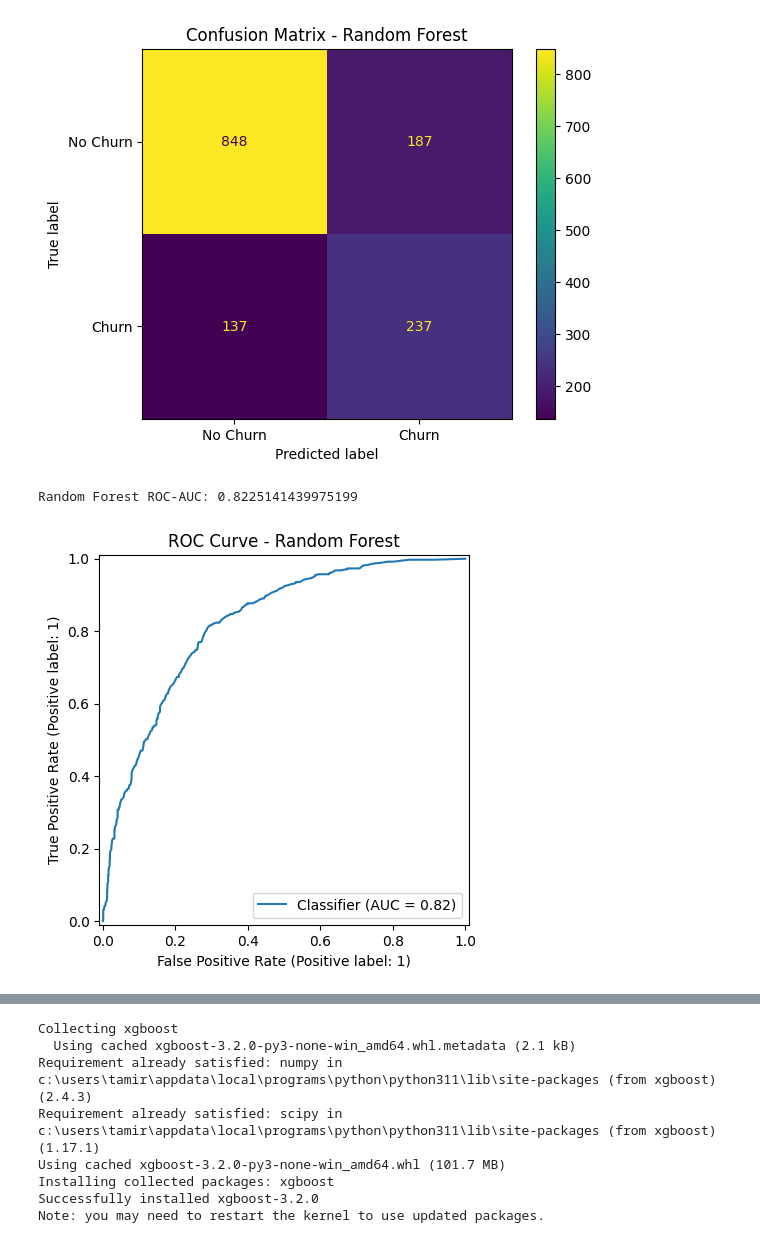
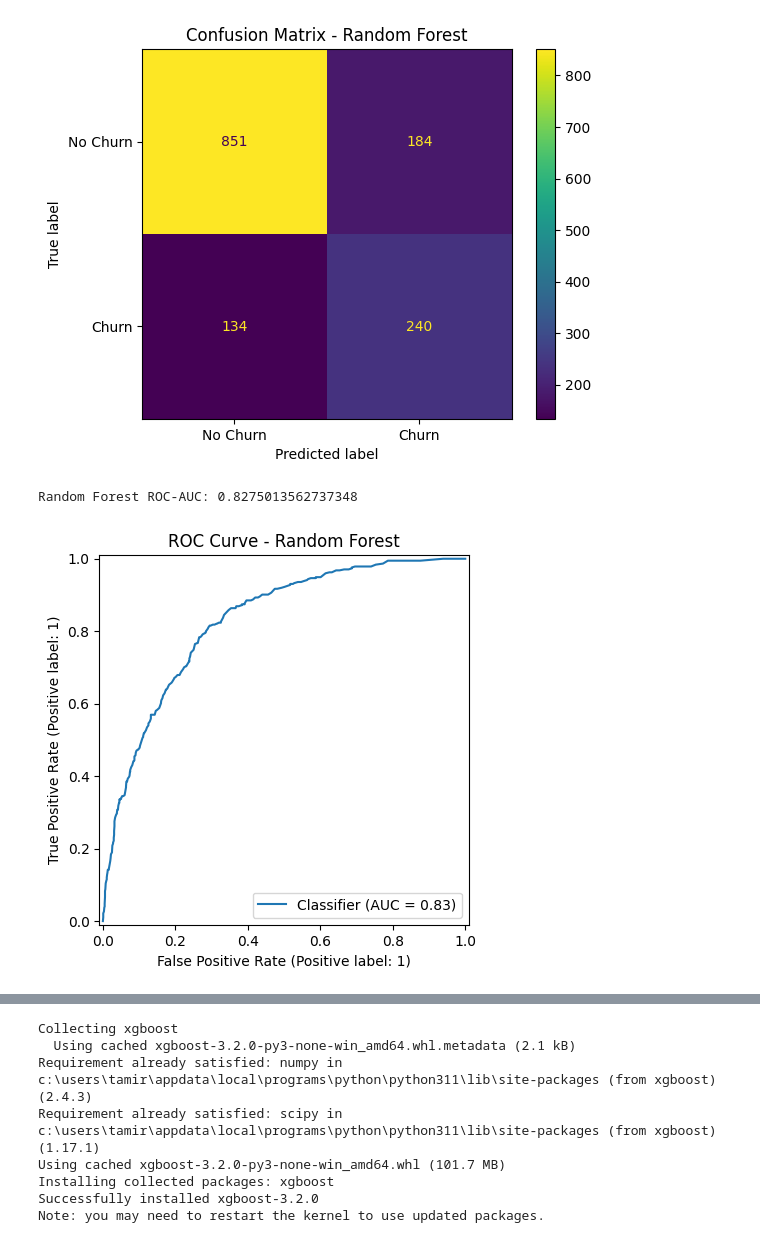
Before and after one commit to Tamirahsharieff/Zaalima-Data-Analytics-Team, a Jupyter notebook: notebooks/customer_churn_analysis.ipynb, the cells around one changed output, grey strips where cells are left out. Saved outputs shown, nothing was run; the diff lists cells and outputs as text; code cells hidden in the pictures.

```diff
--- a/notebooks/customer_churn_analysis.ipynb
+++ b/notebooks/customer_churn_analysis.ipynb
@@ -2067,10 +2083,9 @@ from sklearn.metrics import accuracy_score, classification_report, confusion_mat
 logreg = LogisticRegression(max_iter=1000, random_state=42)
 
 # Train ONLY on training data
-logreg.fit(X_train_encoded, y_train)
-
+logreg.fit(X_train_processed, y_train)
 # Predict on test data
-y_pred_logreg = logreg.predict(X_test_encoded)
+y_pred_logreg = logreg.predict(X_test_processed)
 
 # Evaluate
 print("Logistic Regression Accuracy:", accuracy_score(y_test, y_pred_logreg))
@@ -2130,0 +2130,22 @@ ROC-AUC: 0.8421349040274871
+# %%
+from sklearn.linear_model import LogisticRegression
+from sklearn.metrics import roc_auc_score, RocCurveDisplay
+import matplotlib.pyplot as plt
+
+# Train Logistic Regression
+lr_model = LogisticRegression(max_iter=1000)
+
+lr_model.fit(X_train, y_train)
+
+# Logistic Regression probabilities
+lr_prob = lr_model.predict_proba(X_test)[:, 1]
+
+# ROC-AUC
+lr_auc = roc_auc_score(y_test, lr_prob)
+
+print("Logistic Regression ROC-AUC:", lr_auc)
+
+# ROC Curve
+RocCurveDisplay.from_predictions(y_test, lr_prob)
+plt.title("ROC Curve - Logistic Regression")
+plt.show()
@@ -2144,13 +2192,15 @@ rf_model = RandomForestClassifier(
     class_weight="balanced"
 )
 
-rf_model.fit(X_train_encoded, y_train)
+rf_model.fit(X_train, y_train)
 
-rf_pred = rf_model.predict(X_test_encoded)
-rf_prob = rf_model.predict_proba(X_test_encoded)[:, 1]
+rf_pred = rf_model.predict(X_test)
+rf_prob = rf_model.predict_proba(X_test)[:, 1]
 
 print("Random Forest Accuracy:", accuracy_score(y_test, rf_pred))
-print("\nRandom Forest Classification Report:")
+
+print("\nRandom Forest Classification Report")
 print(classification_report(y_test, rf_pred))
+
 print("Random Forest ROC-AUC:", roc_auc_score(y_test, rf_prob))
 # %% [output]
@@ -2186,16 +2236,16 @@ plt.show()
 # %%
 from sklearn.metrics import roc_auc_score, RocCurveDisplay
 import matplotlib.pyplot as plt
 
-rf_prob = rf_model.predict_proba(X_test_encoded)[:, 1]
+rf_prob = rf_model.predict_proba(X_test)[:, 1]
 
 rf_auc = roc_auc_score(y_test, rf_prob)
 
 print("Random Forest ROC-AUC:", rf_auc)
 
 RocCurveDisplay.from_predictions(y_test, rf_prob)
 plt.title("ROC Curve - Random Forest")
 plt.show()
 # %% [output]
-Random Forest ROC-AUC: 0.8225141439975199
+Random Forest ROC-AUC: 0.8275013562737348
-[figure, old version]
+[figure, new version]
```
Also changed, not shown: parts of 55 cells of this notebook.
